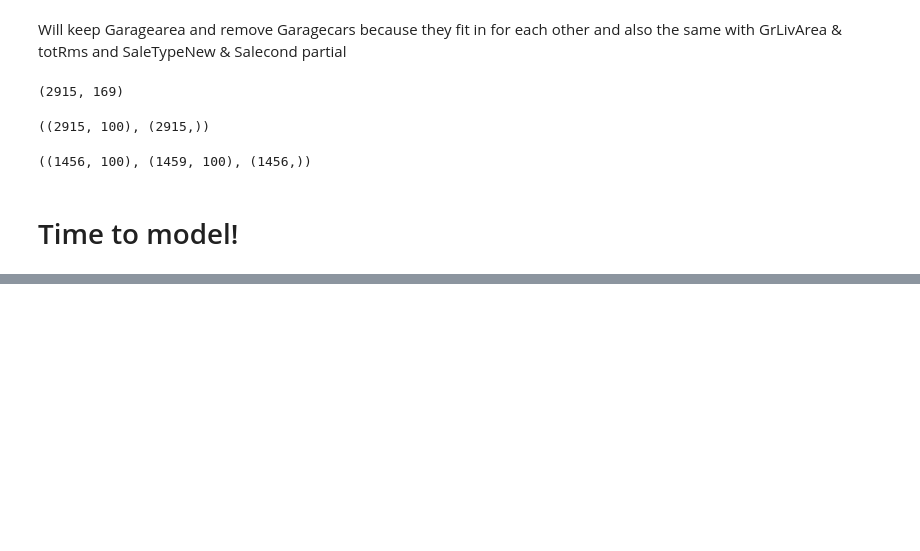
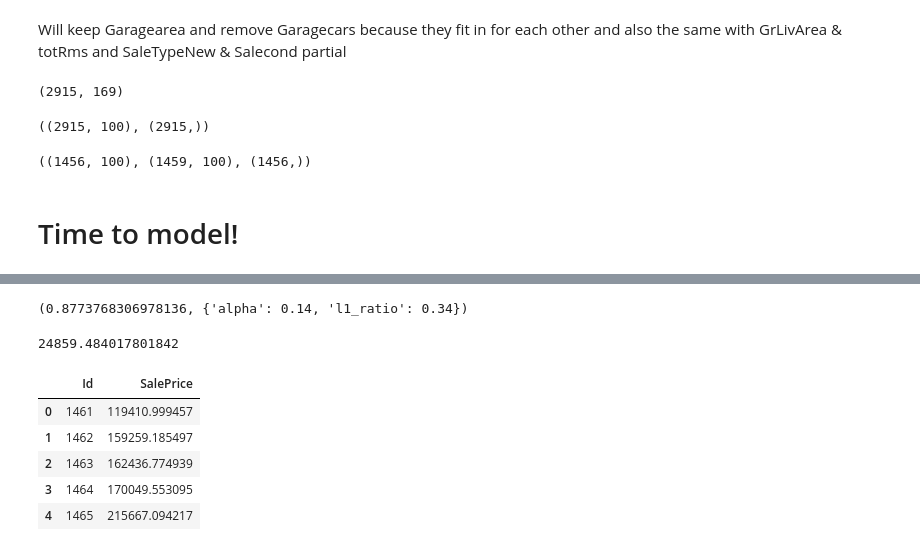
Before and after one commit to TQgit/datascience_project2, a Jupyter notebook: housing/input/kernel.ipynb, the cells around one changed output, grey strips where cells are left out. Saved outputs shown, nothing was run; the diff lists cells and outputs as text; code cells hidden in the pictures; blank space fills up the shorter version.

Commit message:
basic score done

```diff
--- a/housing/input/kernel.ipynb
+++ b/housing/input/kernel.ipynb
@@ -1124,0 +1181,4 @@ X_train.shape, X_test.shape, y_train.shape
+# %%
+# Ridge
+ridge_reg = Ridge(alpha=.5)
+ridge_reg.fit(X_train_ss, y_train);
@@ -1124,0 +1204,4 @@ X_train.shape, X_test.shape, y_train.shape
+# %%
+# Lasso
+lasso_reg = Lasso(alpha=5)
+lasso_reg.fit(X_train_ss, y_train);
@@ -1124,0 +1229,4 @@ X_train.shape, X_test.shape, y_train.shape
+# %%
+# ElasticNet
+elastic_reg = ElasticNet(alpha=.5, l1_ratio=.5)
+elastic_reg.fit(X_train_ss, y_train);
@@ -1124,0 +1273,8 @@ X_train.shape, X_test.shape, y_train.shape
+# %%
+# slight improvement, lets try zooming in on the range and doing a new gridsearch
+elastic_params = {'alpha':[.06, .07, .08, .09, .1, .11, .12, .13, .14, .2, .3],
+                 'l1_ratio':[.3, .32, .34, .36, .38, .4, .42, .44, .46, .48]}
+
+elastic_grid = GridSearchCV(ElasticNet(), elastic_params, n_jobs=-1, cv=KFold(n_splits=10, shuffle=True), verbose=2)
+
+results = elastic_grid.fit(X_train_ss, y_train)
@@ -1124,0 +1287,21 @@ X_train.shape, X_test.shape, y_train.shape
+# %%
+results.best_score_, results.best_params_
+# %% [output]
+(0.8773768306978136, {'alpha': 0.14, 'l1_ratio': 0.34})
+# %%
+np.sqrt(mean_squared_error(y_train, results.best_estimator_.predict(X_train_ss)))
+# %% [output]
+24859.484017801842
+# %%
+# it seems we're not getting any better results than these, lets export the csv and get our score on kaggle
+best_model = results.best_estimator_
+y_test_preds = best_model.predict(X_test_ss)
+scoring_df = pd.concat((pd.Series(X_test.index, name='Id'), pd.Series(y_test_preds, name='SalePrice')), axis=1)
+scoring_df.head()
+# %% [output]
+|  | Id | SalePrice |
+| 0 | 1461 | 119410.999457 |
+| 1 | 1462 | 159259.185497 |
+| 2 | 1463 | 162436.774939 |
+| 3 | 1464 | 170049.553095 |
+| 4 | 1465 | 215667.094217 |
```
Also changed, not shown: parts of 31 cells of this notebook, 1 other file.
